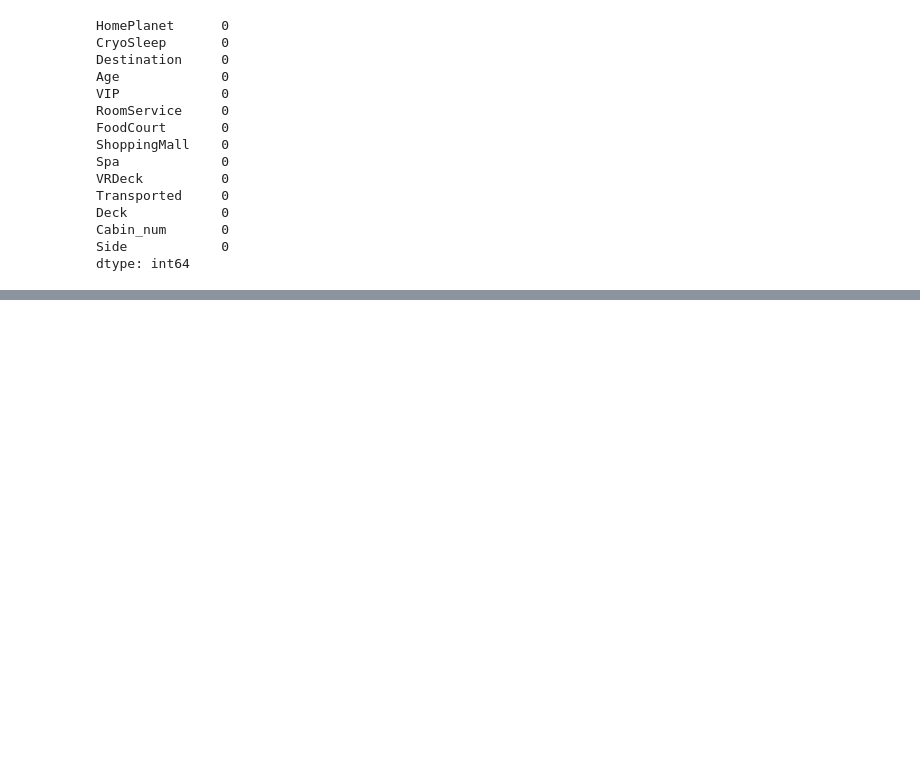
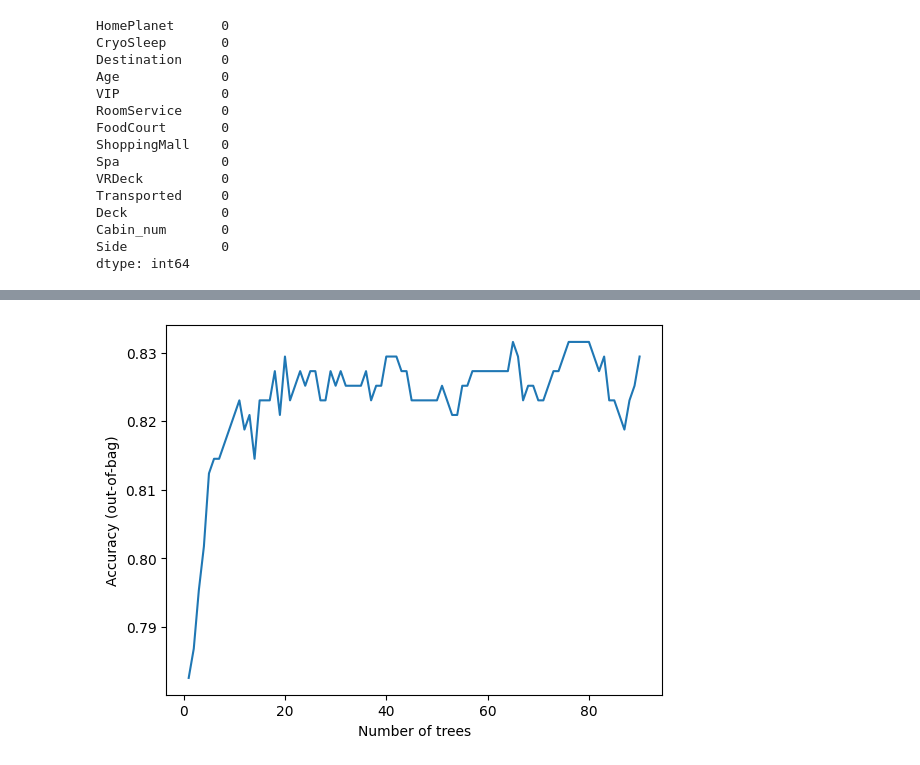
Before and after one commit to mArcio-Lmano/Data-Science, a Jupyter notebook: Spaceship_titanic/titanic.ipynb, the cells around one changed output, grey strips where cells are left out. Saved outputs shown, nothing was run; the diff lists cells and outputs as text; code cells hidden in the pictures; blank space fills up the shorter version.

```diff
--- a/Spaceship_titanic/titanic.ipynb
+++ b/Spaceship_titanic/titanic.ipynb
@@ -190,0 +242,11 @@ print(f"Tree plot HTML saved to: {html_file_path}")
+# %%
+tuner = tfdf.tuner.RandomSearch(num_trials=20)
+tuner.choice("max_depth", [7, 10, 13])
+tuner.choice("num_trees", [50, 200, 500])
+
+
+gbt = tfdf.keras.GradientBoostedTreesModel(tuner=tuner)
+gbt.compile(metrics=["accuracy"])
+gbt.fit(train_data)
+
+print(gbt.summary())
@@ -190,0 +281,8 @@ print(f"Tree plot HTML saved to: {html_file_path}")
+# %%
+logs = gbt.make_inspector().training_logs()
+plt.plot([log.num_trees for log in logs], [log.evaluation.accuracy for log in logs])
+plt.xlabel("Number of trees")
+plt.ylabel("Accuracy (out-of-bag)")
+plt.show()
+# %% [output]
+[figure, added]
```
Also changed, not shown: parts of 21 cells of this notebook, 1 other file.
